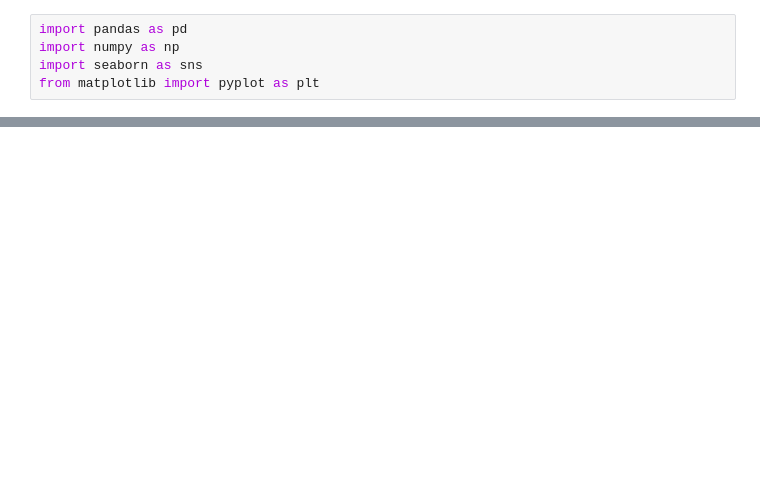
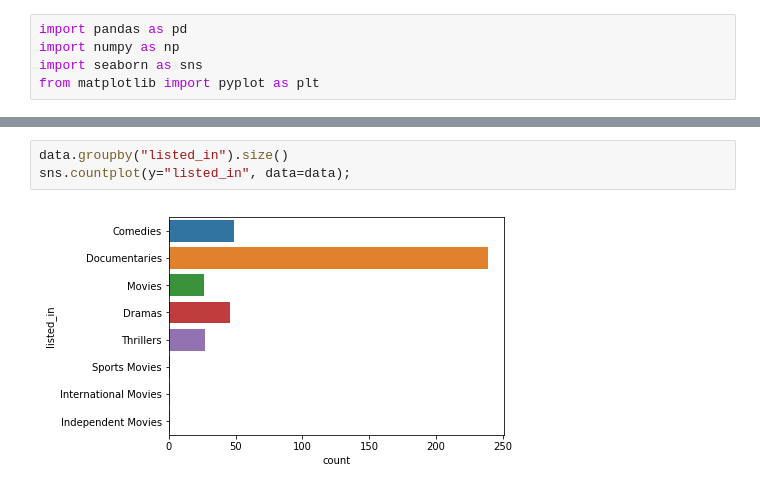
Before and after one commit to VLR19/Popovych_NS2019, a Jupyter notebook: Projekt_netflix_data.ipynb, the cells around one changed output, grey strips where cells are left out. Drawn from its saved outputs; the diff is of its cells as text; blank space fills up the shorter version.

```diff
--- a/Projekt_netflix_data.ipynb
+++ b/Projekt_netflix_data.ipynb
@@ -31 +29,6 @@ netfl_data = netfl_data.drop(['director','cast','description','rating'], axis=1)
+# %%
+data.groupby("listed_in").size()
+sns.countplot(y="listed_in", data=data);
+# %% [output]
+[figure, added]
 # %%
```
Also changed, not shown: parts of 15 cells of this notebook.
